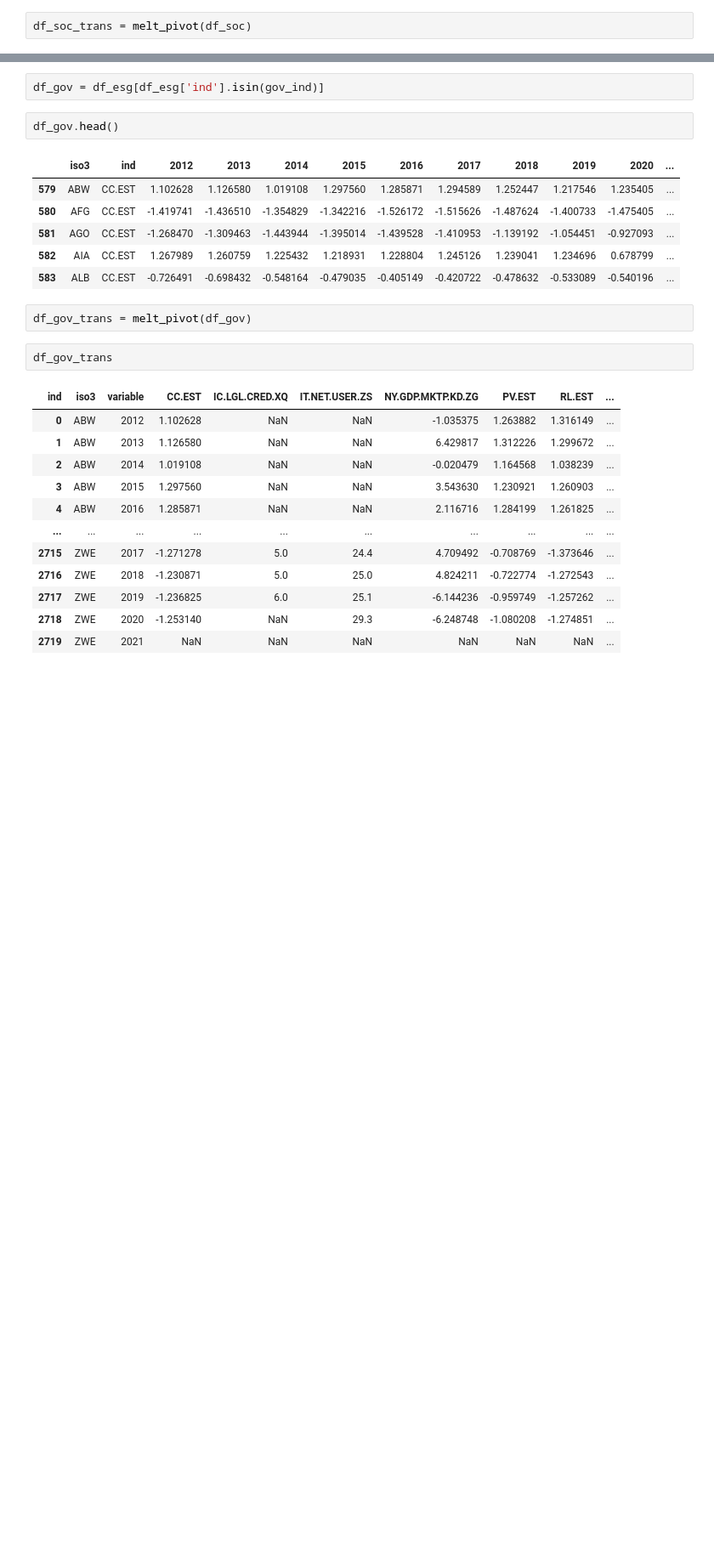
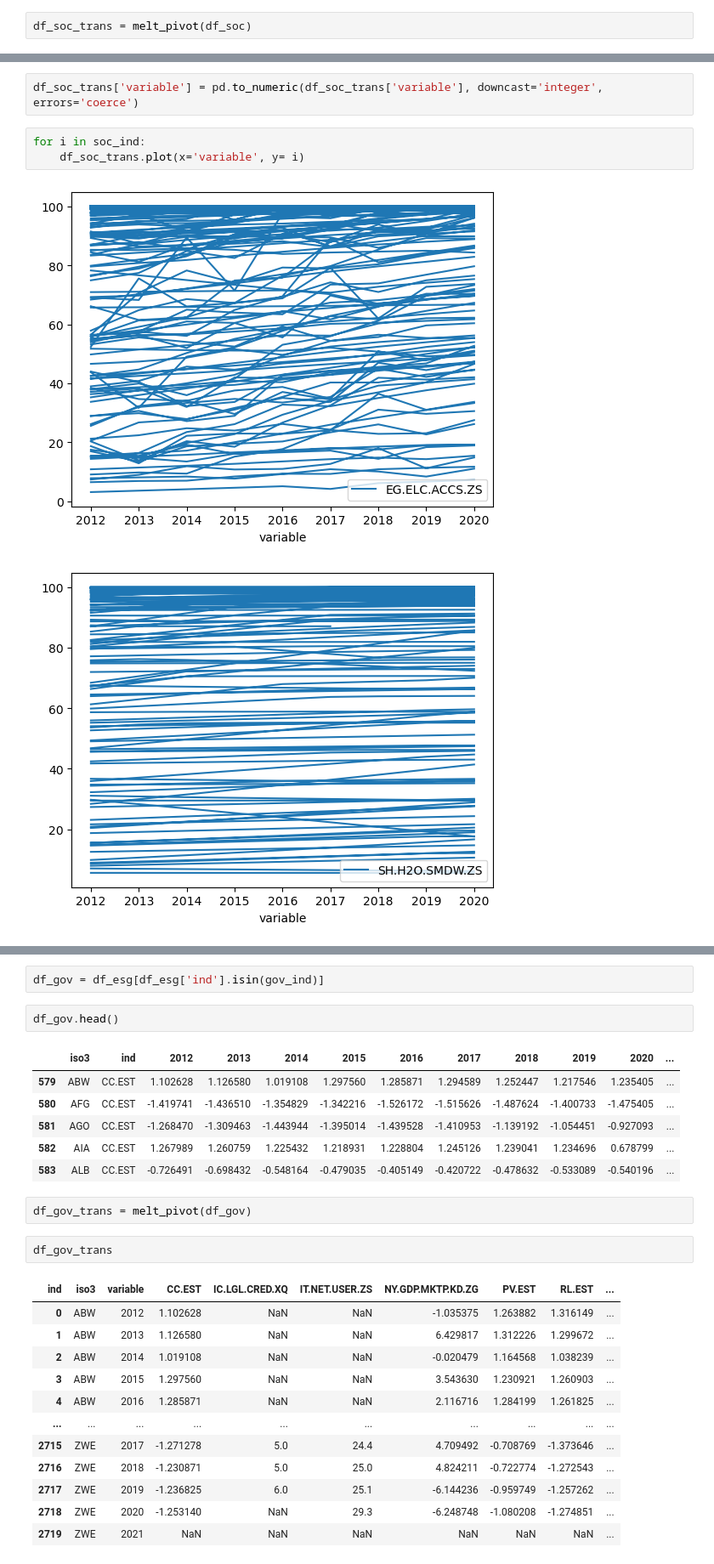
Before and after one commit to capstone-travel-index/better_travel_index, a Jupyter notebook: esg_data.ipynb, the cells around one changed output, grey strips where cells are left out. Shown at 85% size. Saved outputs shown, nothing was run; the diff lists cells and outputs as text; blank space fills up the shorter version.

```diff
--- a/esg_data.ipynb
+++ b/esg_data.ipynb
@@ -414,0 +359,8 @@ memory usage: 150.9+ KB
+# %%
+df_soc_trans['variable'] = pd.to_numeric(df_soc_trans['variable'], downcast='integer', errors='coerce')
+# %%
+for i in soc_ind:
+    df_soc_trans.plot(x='variable', y= i)
+# %% [output]
+[figure, added]
+[figure, added]
```
Also changed, not shown: parts of 28 cells of this notebook.
